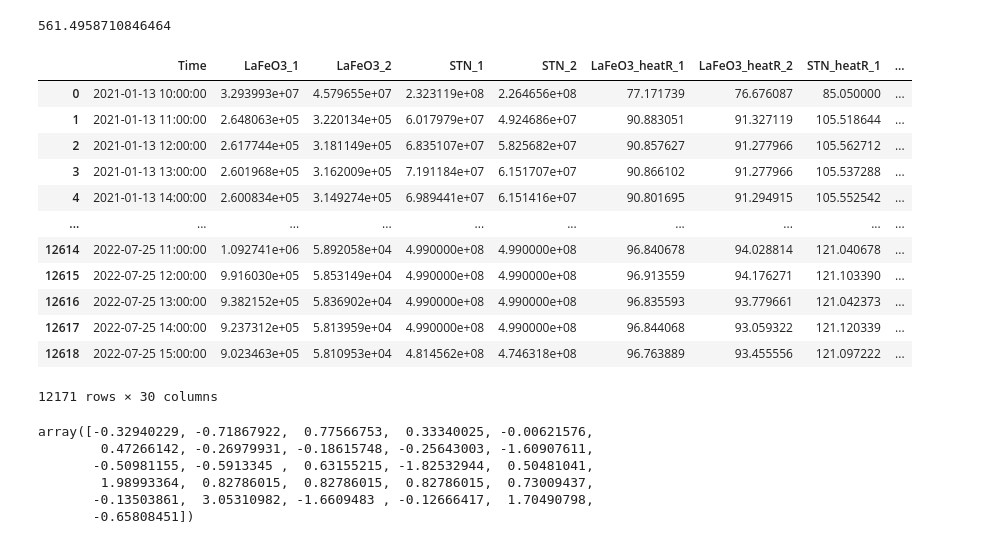
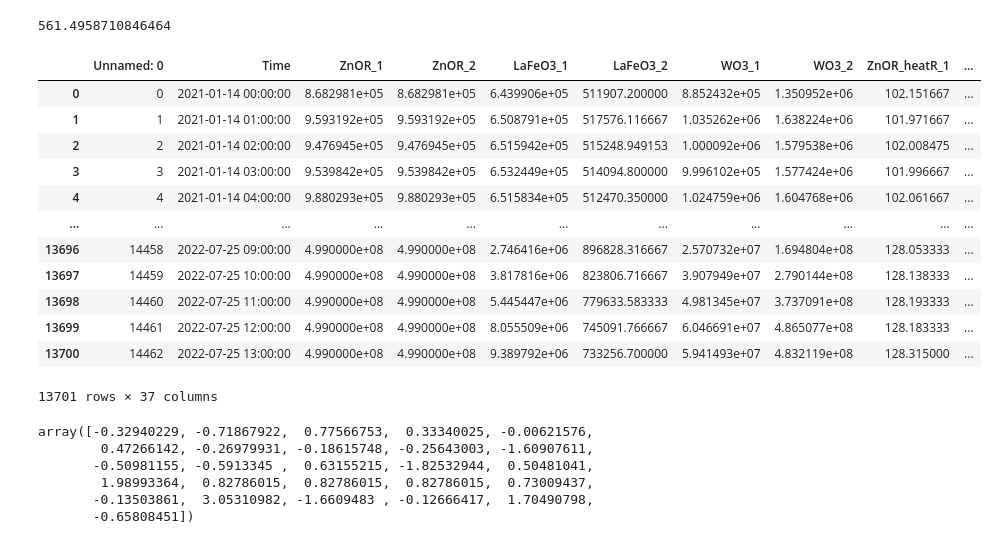
Before and after one commit to WebValley2022/DS2, a Jupyter notebook: training.ipynb, the cells around one changed output. Saved outputs shown, nothing was run; the diff lists cells and outputs as text; code cells hidden in the pictures.

```diff
--- a/training.ipynb
+++ b/training.ipynb
@@ -1774,6 +1873,36 @@ weather
 weather["ronc uv"].mean()
 # %% [output]
 561.4958710846464
+# %%
+appa1_weather = pd.read_csv("exports/appa1_hr_cropped.csv")
+#appa1_weather = pd.read_csv("appa1_gt.csv")
+weather = pd.read_csv("exports/weather_data.csv")
+weather = weather.rename(columns={"date":"Time"})
+weather.Time = pd.to_datetime(weather.Time)
+#appa1_weather.Time = pd.to_datetime(appa1_weather.Time)
+appa1_weather.Time = pd.to_datetime(appa1_weather.Time)
+appa1_weather.Time = appa1_weather.Time.dt.tz_localize(None)
+appa1_weather = appa1_weather.merge(weather, how='left', on="Time")
+#appa1_weather = appa1_weather.merge(appa1_weather, how='left', on="Time")
+#appa1_weather = appa1_weather.drop(columns=["ronc uv","laste uv"], axis=1)
+#appa1_weather = appa1_weather.rename(columns={"Ossido di Carbonio":"CO"})
+appa1_weather = appa1_weather.dropna()
+# %%
+appa1_weather
+# %% [output]
+|  | Unnamed: 0 | Time | ZnOR_1 | ZnOR_2 | LaFeO3_1 | LaFeO3_2 | WO3_1 | WO3_2 | ZnOR_heatR_1 | ... |
+| 0 | 0 | 2021-01-14 00:00:00 | 8.682981e+05 | 8.682981e+05 | 6.439906e+05 | 511907.200000 | 8.852432e+05 | 1.350952e+06 | 102.151667 | ... |
+| 1 | 1 | 2021-01-14 01:00:00 | 9.593192e+05 | 9.593192e+05 | 6.508791e+05 | 517576.116667 | 1.035262e+06 | 1.638224e+06 | 101.971667 | ... |
+| 2 | 2 | 2021-01-14 02:00:00 | 9.476945e+05 | 9.476945e+05 | 6.515942e+05 | 515248.949153 | 1.000092e+06 | 1.579538e+06 | 102.008475 | ... |
+| 3 | 3 | 2021-01-14 03:00:00 | 9.539842e+05 | 9.539842e+05 | 6.532449e+05 | 514094.800000 | 9.996102e+05 | 1.577424e+06 | 101.996667 | ... |
+| 4 | 4 | 2021-01-14 04:00:00 | 9.880293e+05 | 9.880293e+05 | 6.515834e+05 | 512470.350000 | 1.024759e+06 | 1.604768e+06 | 102.061667 | ... |
+| ... | ... | ... | ... | ... | ... | ... | ... | ... | ... | ... |
+| 13696 | 14458 | 2022-07-25 09:00:00 | 4.990000e+08 | 4.990000e+08 | 2.746416e+06 | 896828.316667 | 2.570732e+07 | 1.694804e+08 | 128.053333 | ... |
+| 13697 | 14459 | 2022-07-25 10:00:00 | 4.990000e+08 | 4.990000e+08 | 3.817816e+06 | 823806.716667 | 3.907949e+07 | 2.790144e+08 | 128.138333 | ... |
+| 13698 | 14460 | 2022-07-25 11:00:00 | 4.990000e+08 | 4.990000e+08 | 5.445447e+06 | 779633.583333 | 4.981345e+07 | 3.737091e+08 | 128.193333 | ... |
+| 13699 | 14461 | 2022-07-25 12:00:00 | 4.990000e+08 | 4.990000e+08 | 8.055509e+06 | 745091.766667 | 6.046691e+07 | 4.865077e+08 | 128.183333 | ... |
+| 13700 | 14462 | 2022-07-25 13:00:00 | 4.990000e+08 | 4.990000e+08 | 9.389792e+06 | 733256.700000 | 5.941493e+07 | 4.832119e+08 | 128.315000 | ... |
+13701 rows × 37 columns
 # %%
 appa2_weather = pd.read_csv("exports/appa_hr_2_crop_withCreated.csv")
 appa2_gt = pd.read_csv("appa2_gt.csv")
@@ -1788,19 +1917,3 @@ appa2_weather = appa2_weather.merge(appa2_gt, how='left', on="Time")
 appa2_weather = appa2_weather.drop(columns=["ronc uv","laste uv"], axis=1)
 appa2_weather = appa2_weather.rename(columns={"Ossido di Carbonio":"CO"})
 appa2_weather = appa2_weather.dropna()
-# %%
-appa2_weather
-# %% [output]
-|  | Time | LaFeO3_1 | LaFeO3_2 | STN_1 | STN_2 | LaFeO3_heatR_1 | LaFeO3_heatR_2 | STN_heatR_1 | ... |
-| 0 | 2021-01-13 10:00:00 | 3.293993e+07 | 4.579655e+07 | 2.323119e+08 | 2.264656e+08 | 77.171739 | 76.676087 | 85.050000 | ... |
-| 1 | 2021-01-13 11:00:00 | 2.648063e+05 | 3.220134e+05 | 6.017979e+07 | 4.924686e+07 | 90.883051 | 91.327119 | 105.518644 | ... |
-| 2 | 2021-01-13 12:00:00 | 2.617744e+05 | 3.181149e+05 | 6.835107e+07 | 5.825682e+07 | 90.857627 | 91.277966 | 105.562712 | ... |
-| 3 | 2021-01-13 13:00:00 | 2.601968e+05 | 3.162009e+05 | 7.191184e+07 | 6.151707e+07 | 90.866102 | 91.277966 | 105.537288 | ... |
-| 4 | 2021-01-13 14:00:00 | 2.600834e+05 | 3.149274e+05 | 6.989441e+07 | 6.151416e+07 | 90.801695 | 91.294915 | 105.552542 | ... |
-| ... | ... | ... | ... | ... | ... | ... | ... | ... | ... |
-| 12614 | 2022-07-25 11:00:00 | 1.092741e+06 | 5.892058e+04 | 4.990000e+08 | 4.990000e+08 | 96.840678 | 94.028814 | 121.040678 | ... |
-| 12615 | 2022-07-25 12:00:00 | 9.916030e+05 | 5.853149e+04 | 4.990000e+08 | 4.990000e+08 | 96.913559 | 94.176271 | 121.103390 | ... |
-| 12616 | 2022-07-25 13:00:00 | 9.382152e+05 | 5.836902e+04 | 4.990000e+08 | 4.990000e+08 | 96.835593 | 93.779661 | 121.042373 | ... |
-| 12617 | 2022-07-25 14:00:00 | 9.237312e+05 | 5.813959e+04 | 4.990000e+08 | 4.990000e+08 | 96.844068 | 93.059322 | 121.120339 | ... |
-| 12618 | 2022-07-25 15:00:00 | 9.023463e+05 | 5.810953e+04 | 4.814562e+08 | 4.746318e+08 | 96.763889 | 93.455556 | 121.097222 | ... |
-12171 rows × 30 columns
```
Also changed, not shown: parts of 38 cells of this notebook, 1 other file.
